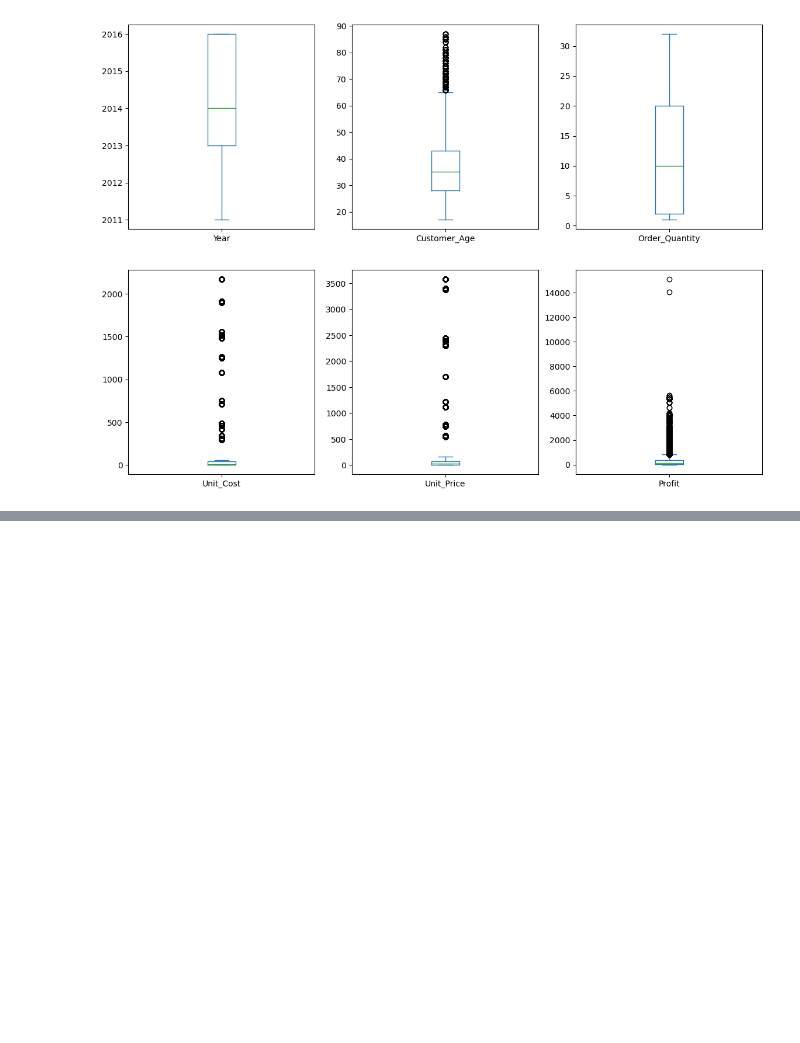
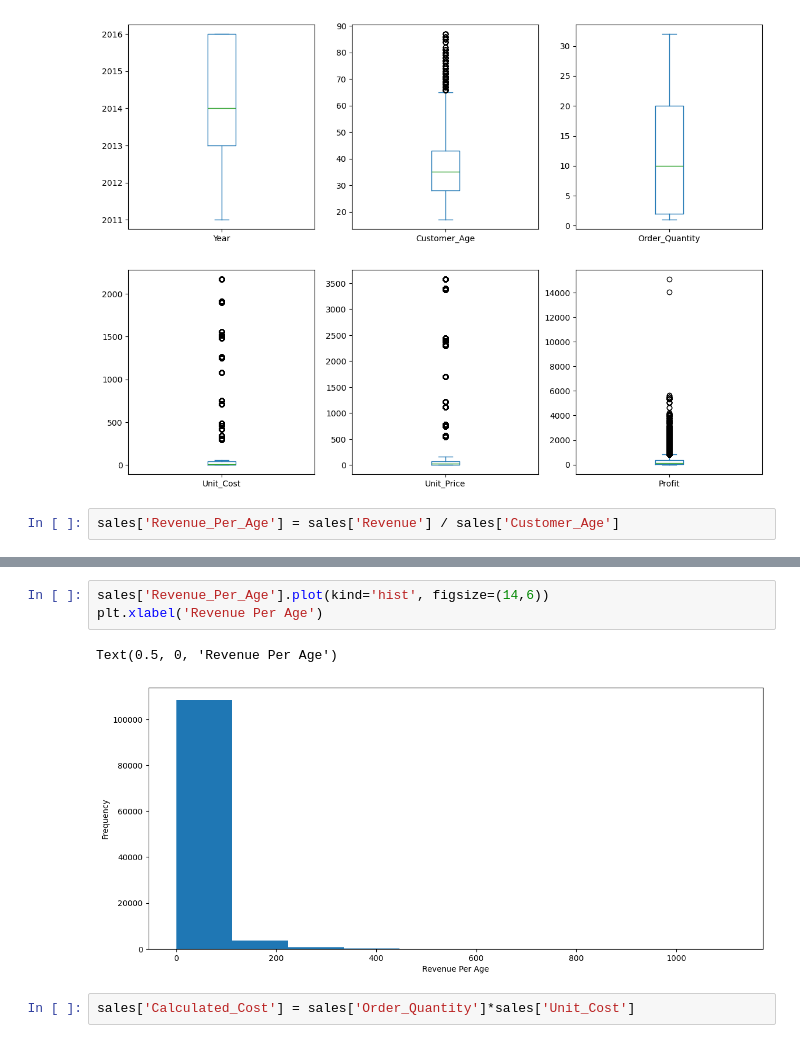
Before and after one commit to johnson-kefas/Python-Sales-Analysis, a Jupyter notebook: Sales.ipynb, the cells around one changed output, grey strips where cells are left out. Saved outputs shown, nothing was run; the diff lists cells and outputs as text; blank space fills up the shorter version.

```diff
--- a/Sales.ipynb
+++ b/Sales.ipynb
@@ -213,3 +213,5 @@ Unit_Price        Axes(0.398529,0.11;0.227941x0.35)
 Profit            Axes(0.672059,0.11;0.227941x0.35)
 dtype: object
 [figure]
+# %%
+sales['Revenue_Per_Age'] = sales['Revenue'] / sales['Customer_Age']
@@ -215,0 +227,8 @@ dtype: object
+# %%
+sales['Revenue_Per_Age'].plot(kind='hist', figsize=(14,6))
+plt.xlabel('Revenue Per Age')
+# %% [output]
+Text(0.5, 0, 'Revenue Per Age')
+[figure, added]
+# %%
+sales['Calculated_Cost'] = sales['Order_Quantity']*sales['Unit_Cost']
```
Also changed, not shown: parts of 17 cells of this notebook.
